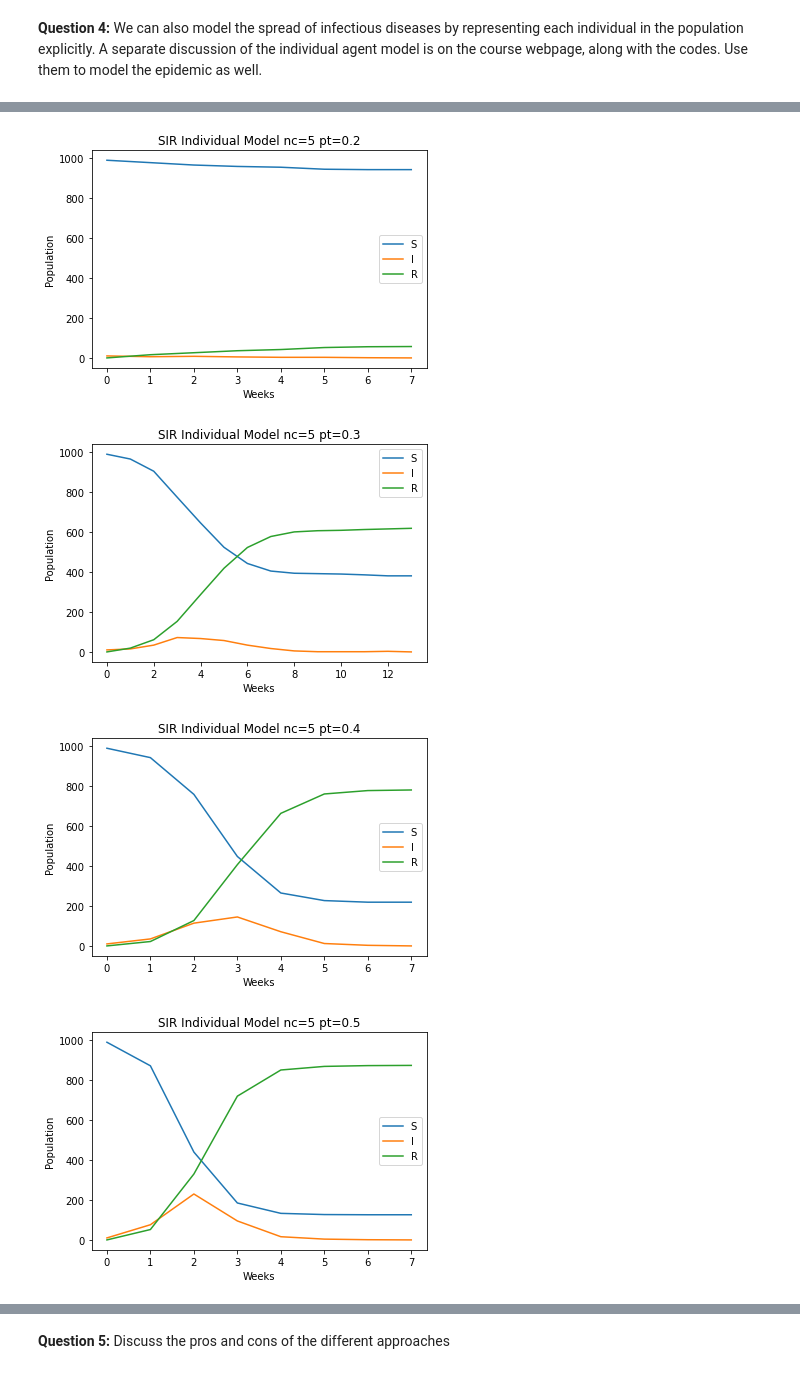
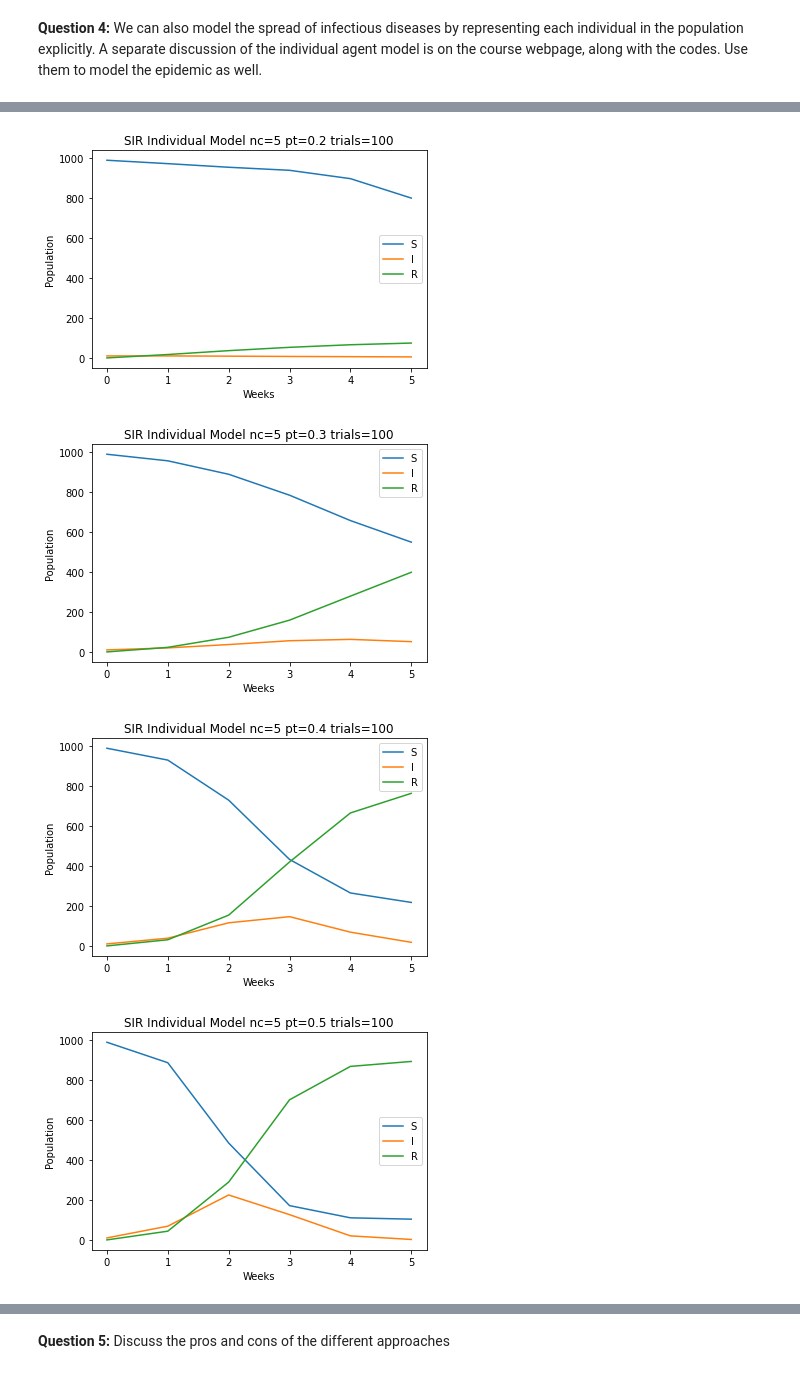
Before and after one commit to bentrey/APMA-E-115, a Jupyter notebook: Workshop Report.py.ipynb, the cells around one changed output, grey strips where cells are left out. Saved outputs shown, nothing was run; the diff lists cells and outputs as text; code cells hidden in the pictures.

```diff
--- a/Workshop Report.py.ipynb
+++ b/Workshop Report.py.ipynb
@@ -251,14 +251,22 @@ def simulate1D(nc,pt,N):
 # plot results
 pt = 0.4
 N = 1000
+trials = 100
 for nc in range(5,10):
-    sir = simulate1D(nc,pt,N)
-    weeks = np.arange(0,sir.shape[1],1)
-    plt.plot(weeks, sir[0, :], label="S")
-    plt.plot(weeks, sir[1, :], label="I")
-    plt.plot(weeks, sir[2, :], label="R")
+    sir = np.zeros((3,1), dtype=float)
+    for n in range(trials):
+        trial = simulate1D(nc,pt,N)/trials
+        while sir.shape[1]<trial.shape[1]:
+            sir = np.append(sir.T,np.array([[0,0,0]]),axis=0).T
+        while trial.shape[1]<sir.shape[1]:
+            trial = np.append(trial.T,np.array([[0,0,0]]),axis=0).T
+        sir += trial
+    weeks = np.arange(0,sir.shape[1],1)[:6]
+    plt.plot(weeks, sir[0, :][:6], label="S")
+    plt.plot(weeks, sir[1, :][:6], label="I")
+    plt.plot(weeks, sir[2, :][:6], label="R")
     plt.legend()
-    plt.title('SIR Individual Model nc='+str(nc)+' pt='+str(pt))
+    plt.title('SIR Individual Model nc='+str(nc)+' pt='+str(pt)+' trials='+str(trials))
     plt.xlabel('Weeks')
     plt.ylabel('Population')
     plt.show()
@@ -271,20 +279,28 @@ for nc in range(5,10):
 # %%
 # plot results
 nc=5
 N = 1000
-for pt in np.arange(0.2,0.8,0.1):
-    sir = simulate1D(nc,pt,N)
-    weeks = np.arange(0,sir.shape[1],1)
-    plt.plot(weeks, sir[0, :], label="S")
-    plt.plot(weeks, sir[1, :], label="I")
-    plt.plot(weeks, sir[2, :], label="R")
+trials = 100
+for pt in np.arange(0.2,0.7,0.1):
+    sir = np.zeros((3,1), dtype=float)
+    for n in range(trials):
+        trial = simulate1D(nc,pt,N)/trials
+        while sir.shape[1]<trial.shape[1]:
+            sir = np.append(sir.T,np.array([[0,0,0]]),axis=0).T
+        while trial.shape[1]<sir.shape[1]:
+            trial = np.append(trial.T,np.array([[0,0,0]]),axis=0).T
+        sir += trial
+    weeks = np.arange(0,sir.shape[1],1)[:6]
+    plt.plot(weeks, sir[0, :][:6], label="S")
+    plt.plot(weeks, sir[1, :][:6], label="I")
+    plt.plot(weeks, sir[2, :][:6], label="R")
     plt.legend()
-    plt.title('SIR Individual Model nc='+str(nc)+' pt='+str(round(pt,2)))
+    plt.title('SIR Individual Model nc='+str(nc)+' pt='+str(round(pt,2))+' trials='+str(trials))
     plt.xlabel('Weeks')
     plt.ylabel('Population')
     plt.show()
 # %% [output]
-[figure, old version]
+[figure, new version]
-[figure, old version]
+[figure, new version]
-[figure, old version]
+[figure, new version]
-[figure, old version]
+[figure, new version]
```
Also changed, not shown: parts of 5 cells of this notebook.
